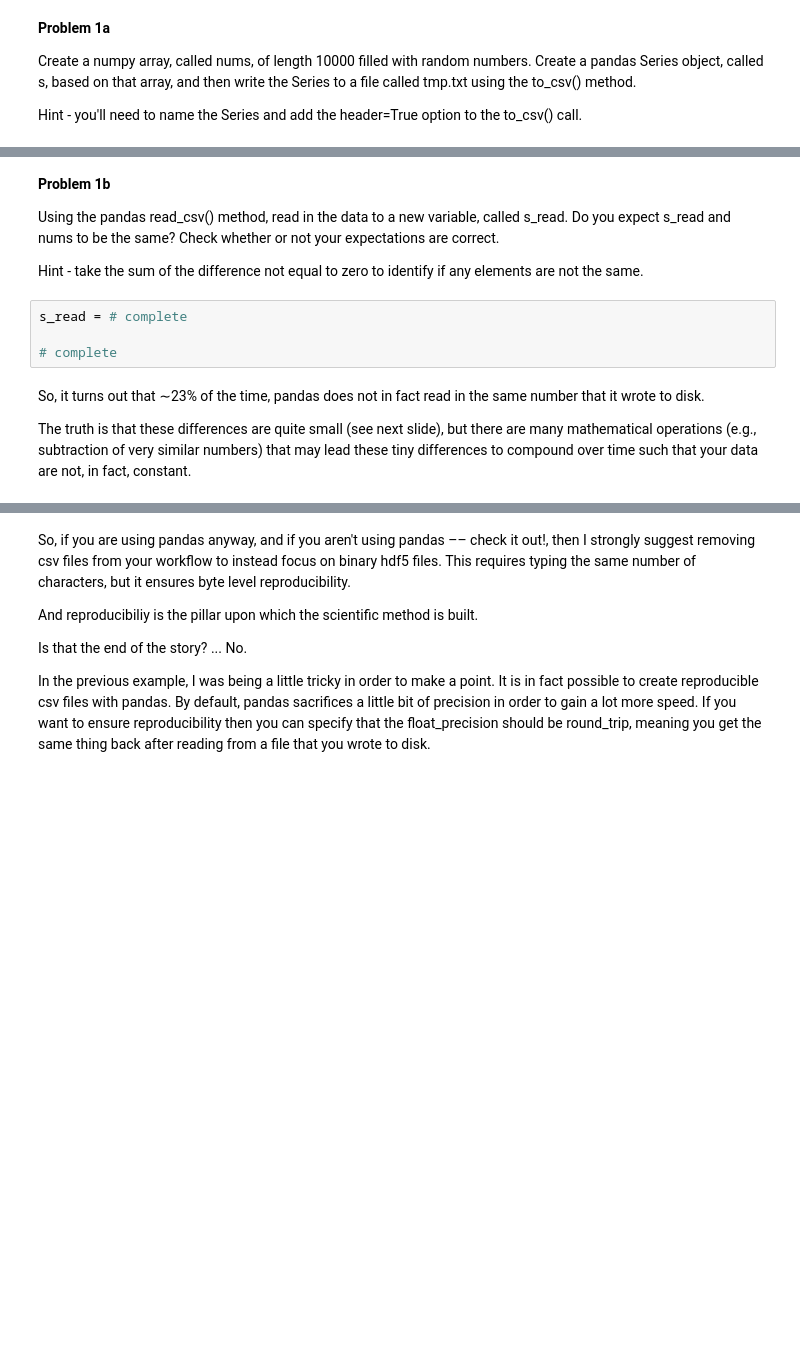
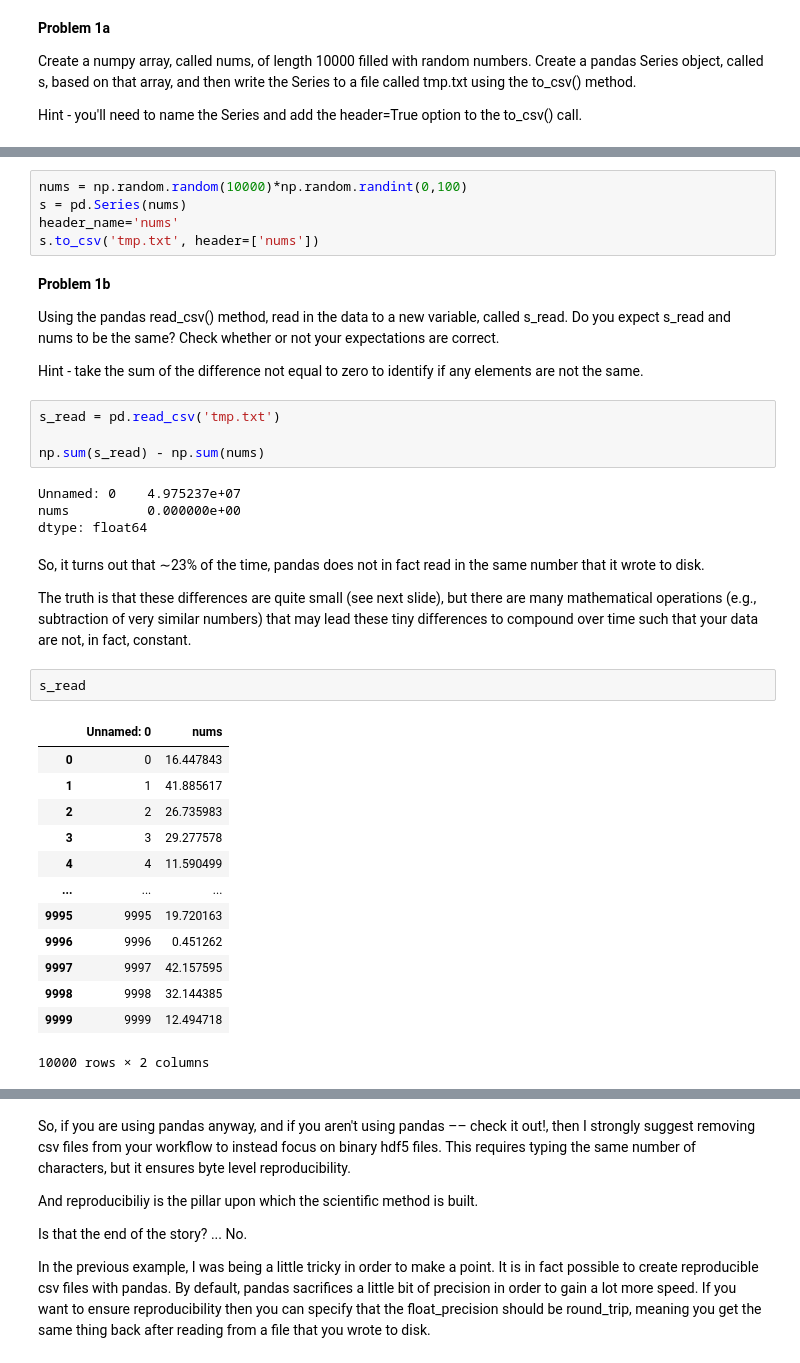
Before and after one commit to ananay-sethi/Session-21, a Jupyter notebook: Day1/CorrallingUnrulyData.ipynb, the cells around one changed output, grey strips where cells are left out. Saved outputs shown, nothing was run; the diff lists cells and outputs as text; blank space fills up the shorter version.

```diff
--- a/Day1/CorrallingUnrulyData.ipynb
+++ b/Day1/CorrallingUnrulyData.ipynb
@@ -38,14 +34,39 @@ s = # complete
+# %%
+nums = np.random.random(10000)*np.random.randint(0,100)
+s = pd.Series(nums)
+header_name='nums'
+s.to_csv('tmp.txt', header=['nums'])
 # %% [markdown]
 **Problem 1b**
 
 Using the pandas read_csv() method, read in the data to a new variable, called s_read. Do you expect s_read and nums to be the same? Check whether or not your expectations are correct.
 
 Hint - take the sum of the difference not equal to zero to identify if any elements are not the same.
-# %%
-s_read = # complete
-
-# complete
+# %%
+s_read = pd.read_csv('tmp.txt')
+
+np.sum(s_read) - np.sum(nums)
+# %% [output]
+Unnamed: 0    4.975237e+07
+nums          0.000000e+00
+dtype: float64
 # %% [markdown]
 So, it turns out that ∼23% of the time, pandas does not in fact read in the same number that it wrote to disk.
 
 The truth is that these differences are quite small (see next slide), but there are many mathematical operations (e.g., subtraction of very similar numbers) that may lead these tiny differences to compound over time such that your data are not, in fact, constant.
+# %%
+s_read
+# %% [output]
+|  | Unnamed: 0 | nums |
+| 0 | 0 | 16.447843 |
+| 1 | 1 | 41.885617 |
+| 2 | 2 | 26.735983 |
+| 3 | 3 | 29.277578 |
+| 4 | 4 | 11.590499 |
+| ... | ... | ... |
+| 9995 | 9995 | 19.720163 |
+| 9996 | 9996 | 0.451262 |
+| 9997 | 9997 | 42.157595 |
+| 9998 | 9998 | 32.144385 |
+| 9999 | 9999 | 12.494718 |
+10000 rows × 2 columns
```
Also changed, not shown: parts of 16 cells of this notebook, 4 other files.
